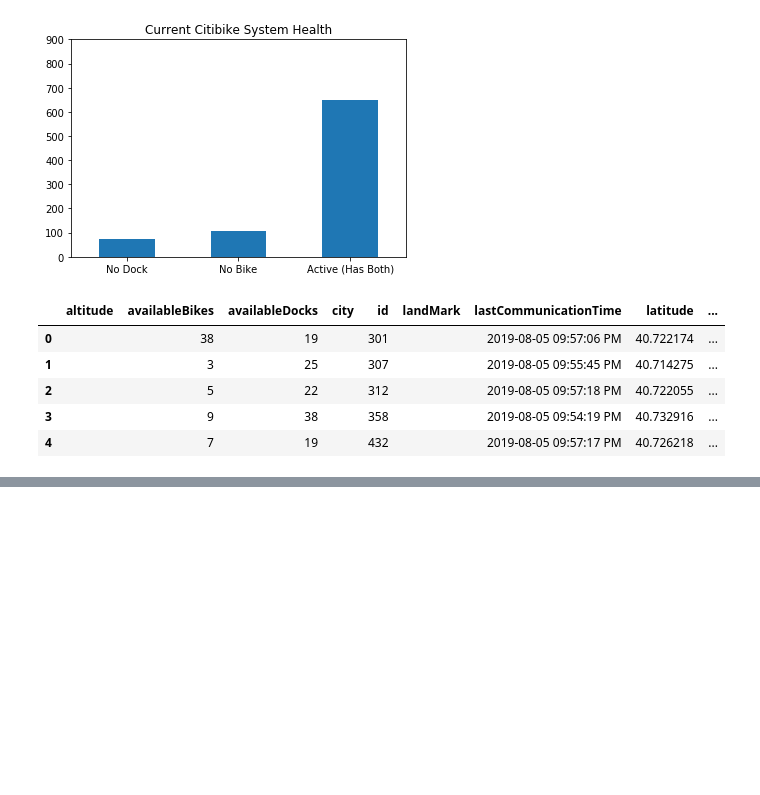
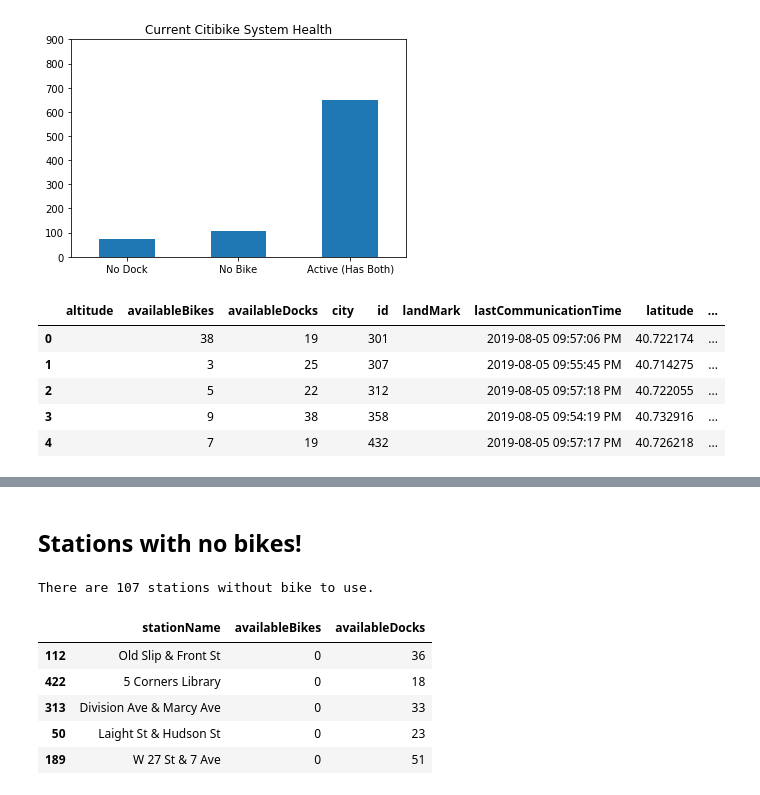
Before and after one commit to ygchan/Citibike, a Jupyter notebook: citibike_current_availability.ipynb, the cells around one changed output, grey strips where cells are left out. Cells and saved outputs as stored; diff of their text form; code cells hidden in the pictures; blank space fills up the shorter version.

```diff
--- a/citibike_current_availability.ipynb
+++ b/citibike_current_availability.ipynb
@@ -180,0 +175,16 @@ px.colors
+# %% [markdown]
+## Stations with no bikes!
+# %%
+zero_bikes = station[station['availableBikes'] == 0]
+zero_bikes = zero_bikes[zero_bikes['statusValue'] == 'In Service']
+
+print('There are {0} stations without bike to use.'.format(zero_bikes.shape[0]))
+zero_bikes[['stationName', 'availableBikes', 'availableDocks']].sample(5)
+# %% [output]
+There are 107 stations without bike to use.
+|  | stationName | availableBikes | availableDocks |
+| 112 | Old Slip & Front St | 0 | 36 |
+| 422 | 5 Corners Library | 0 | 18 |
+| 313 | Division Ave & Marcy Ave | 0 | 33 |
+| 50 | Laight St & Hudson St | 0 | 23 |
+| 189 | W 27 St & 7 Ave | 0 | 51 |
```
Also changed, not shown: parts of 3 cells of this notebook.
